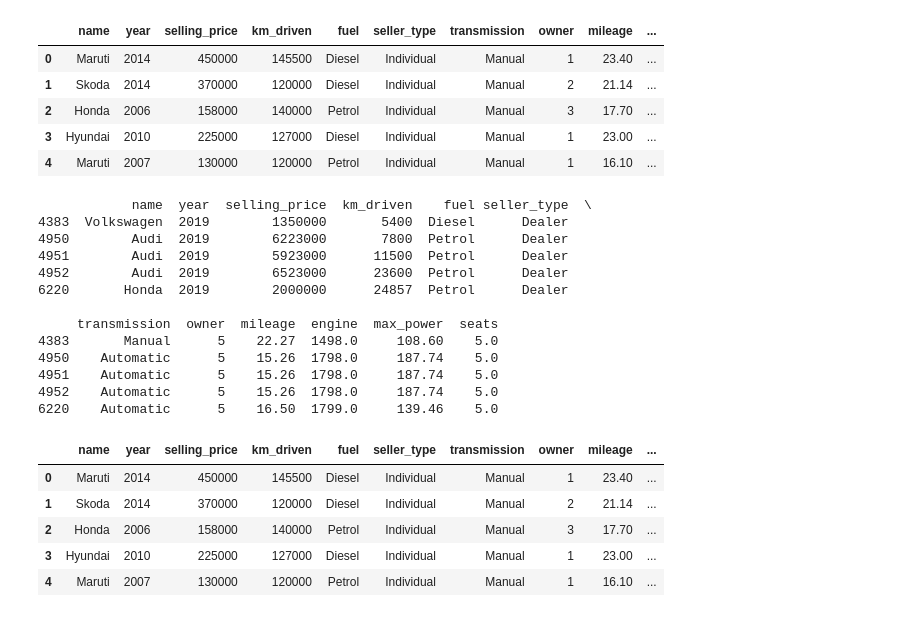
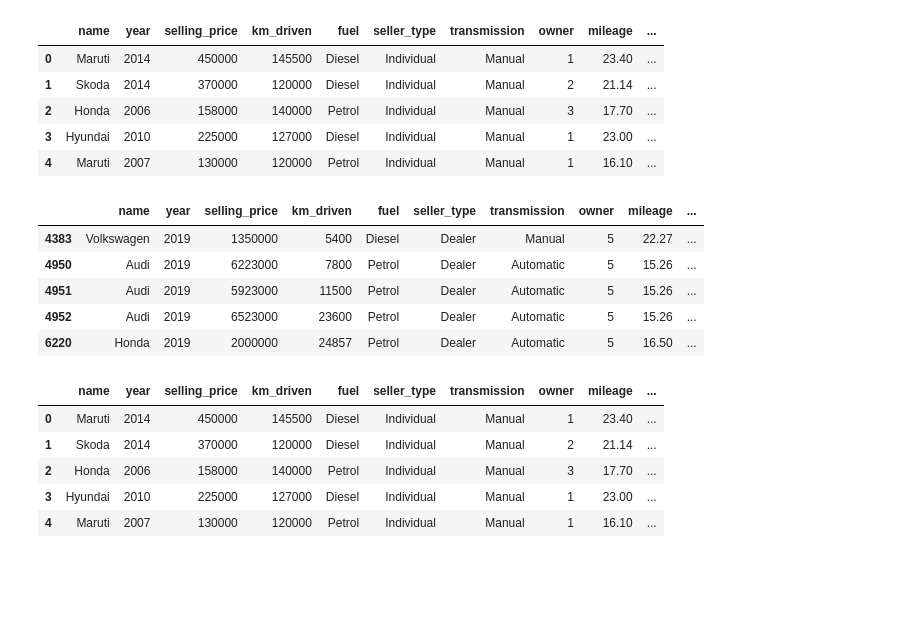
Before and after one commit to Shreeyukta/a3-car-price-prediction, a Jupyter notebook: code/carprice.ipynb, the cells around one changed output. Drawn from its saved outputs; the diff is of its cells as text; code cells hidden in the pictures; blank space fills up the shorter version.

```diff
--- a/code/carprice.ipynb
+++ b/code/carprice.ipynb
@@ -160,21 +159,14 @@ df.head()
 | 4 | Maruti | 2007 | 130000 | 120000 | Petrol | Individual | Manual | 1 | 16.10 | ... |
 # %%
 # checking selling price of Test Drive Cars to make sure
-print(df[df['owner'] == 5])
+df[df['owner'] == 5]
 # %% [output]
-            name  year  selling_price  km_driven    fuel seller_type  \
-4383  Volkswagen  2019        1350000       5400  Diesel      Dealer
-4950        Audi  2019        6223000       7800  Petrol      Dealer
-4951        Audi  2019        5923000      11500  Petrol      Dealer
-4952        Audi  2019        6523000      23600  Petrol      Dealer
-6220       Honda  2019        2000000      24857  Petrol      Dealer
-
-     transmission  owner  mileage  engine  max_power  seats
-4383       Manual      5    22.27  1498.0     108.60    5.0
-4950    Automatic      5    15.26  1798.0     187.74    5.0
-4951    Automatic      5    15.26  1798.0     187.74    5.0
-4952    Automatic      5    15.26  1798.0     187.74    5.0
-6220    Automatic      5    16.50  1799.0     139.46    5.0
+|  | name | year | selling_price | km_driven | fuel | seller_type | transmission | owner | mileage | ... |
+| 4383 | Volkswagen | 2019 | 1350000 | 5400 | Diesel | Dealer | Manual | 5 | 22.27 | ... |
+| 4950 | Audi | 2019 | 6223000 | 7800 | Petrol | Dealer | Automatic | 5 | 15.26 | ... |
+| 4951 | Audi | 2019 | 5923000 | 11500 | Petrol | Dealer | Automatic | 5 | 15.26 | ... |
+| 4952 | Audi | 2019 | 6523000 | 23600 | Petrol | Dealer | Automatic | 5 | 15.26 | ... |
+| 6220 | Honda | 2019 | 2000000 | 24857 | Petrol | Dealer | Automatic | 5 | 16.50 | ... |
 # %%
 # deleting samples for test drive cars
 df = df[df['owner'] != 5]
```
Also changed, not shown: parts of 42 cells of this notebook, 2 other files.
